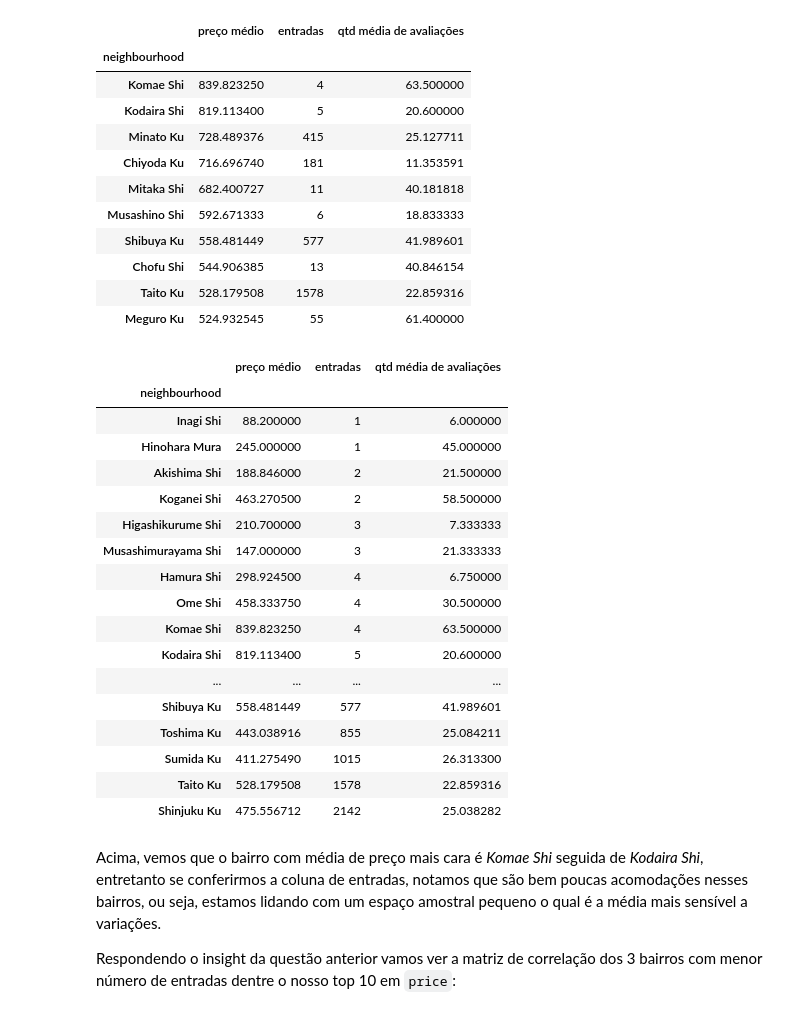
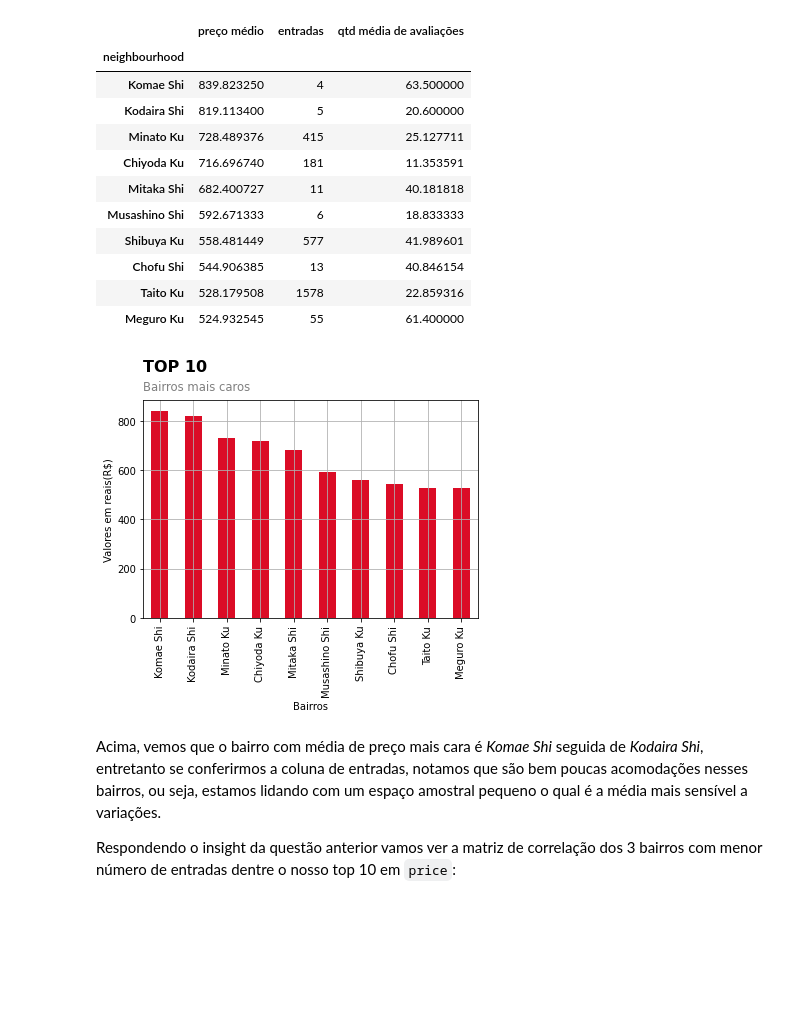
Before and after one commit to douglascdsantos/data_science, a Jupyter notebook: projetos/analisando_os_dados_do_airbnb_(tokyo)/notebook/Analisando_os_Dados_do_Airbnb_(Tokyo).ipynb, the cells around one changed output. Cells and saved outputs as stored; diff of their text form; code cells hidden in the pictures; blank space fills up the shorter version.

```diff
--- a/projetos/analisando_os_dados_do_airbnb_(tokyo)/notebook/Analisando_os_Dados_do_Airbnb_(Tokyo).ipynb
+++ b/projetos/analisando_os_dados_do_airbnb_(tokyo)/notebook/Analisando_os_Dados_do_Airbnb_(Tokyo).ipynb
@@ -422,27 +407,22 @@ price.head(10)
 | Chofu Shi | 544.906385 | 13 | 40.846154 |
 | Taito Ku | 528.179508 | 1578 | 22.859316 |
 | Meguro Ku | 524.932545 | 55 | 61.400000 |
-# %%
-price.sort_values(by='entradas')
-# %% [output]
-|  | preço médio | entradas | qtd média de avaliações |
-| neighbourhood |  |  |  |
-| Inagi Shi | 88.200000 | 1 | 6.000000 |
-| Hinohara Mura | 245.000000 | 1 | 45.000000 |
-| Akishima Shi | 188.846000 | 2 | 21.500000 |
-| Koganei Shi | 463.270500 | 2 | 58.500000 |
-| Higashikurume Shi | 210.700000 | 3 | 7.333333 |
-| Musashimurayama Shi | 147.000000 | 3 | 21.333333 |
-| Hamura Shi | 298.924500 | 4 | 6.750000 |
-| Ome Shi | 458.333750 | 4 | 30.500000 |
-| Komae Shi | 839.823250 | 4 | 63.500000 |
-| Kodaira Shi | 819.113400 | 5 | 20.600000 |
-| ... | ... | ... | ... |
-| Shibuya Ku | 558.481449 | 577 | 41.989601 |
-| Toshima Ku | 443.038916 | 855 | 25.084211 |
-| Sumida Ku | 411.275490 | 1015 | 26.313300 |
-| Taito Ku | 528.179508 | 1578 | 22.859316 |
-| Shinjuku Ku | 475.556712 | 2142 | 25.038282 |
+# %%
+price.head(10)['preço médio'].plot(kind = 'bar',color = '#db0c26',grid=True, yticks=range(0,801,200))
+plt.text(-0.5,1000,
+          f'TOP 10',
+          fontsize = 16,
+          color = 'black',
+          weight = 'bold')
+plt.text(-0.5,925,
+          f'Bairros mais caros',
+          fontsize = 11.6,
+          color = 'gray');
+plt.xlabel('Bairros')
+plt.ylabel('Valores em reais(R$)')
+plt.show()
+# %% [output]
+[figure, added]
 # %% [markdown]
 Acima, vemos que o bairro com média de preço mais cara é *Komae Shi* seguida de *Kodaira Shi*, entretanto se conferirmos a coluna de entradas, notamos que são bem poucas acomodações nesses bairros, ou seja, estamos lidando com um espaço amostral pequeno o qual é a média mais sensível a variações.
 
```
Also changed, not shown: parts of 5 cells of this notebook.
